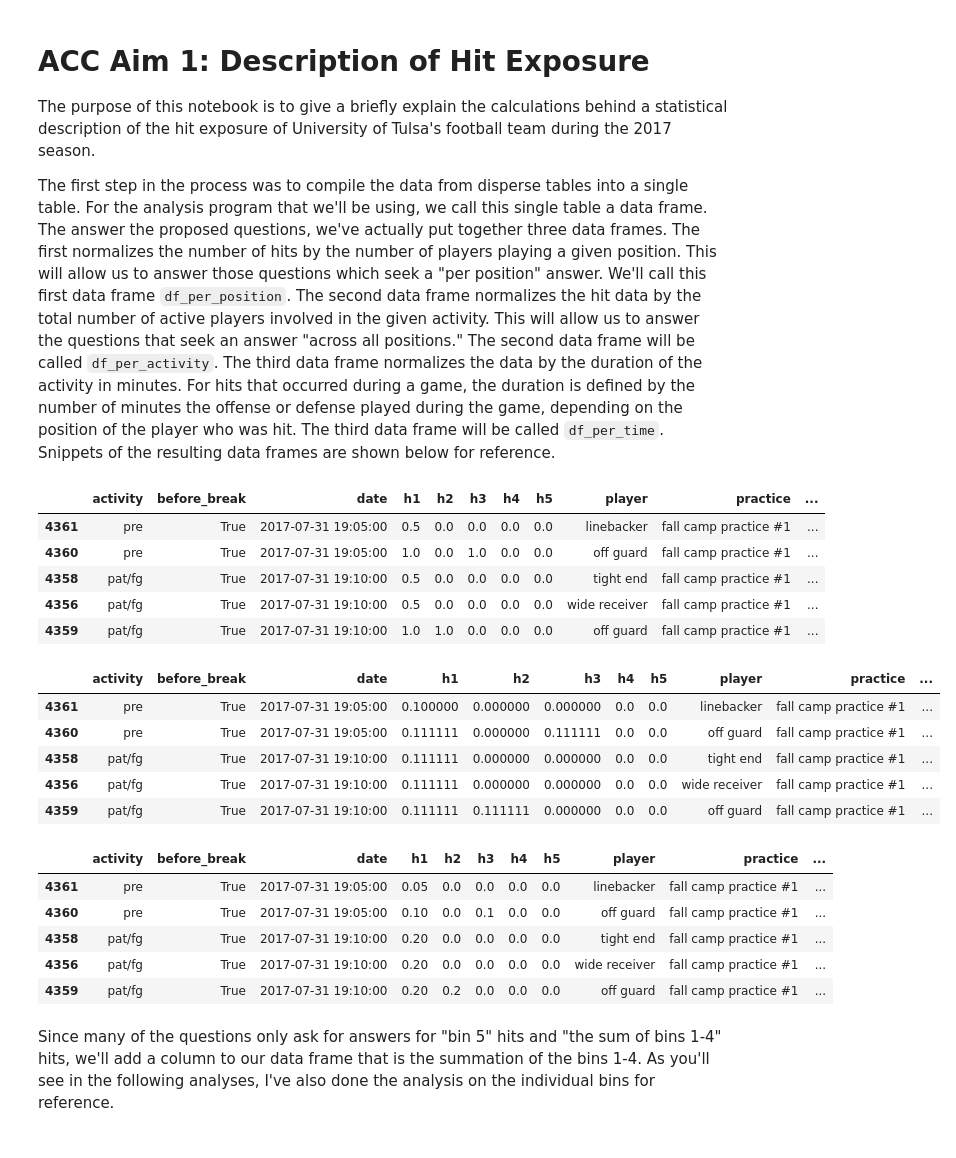
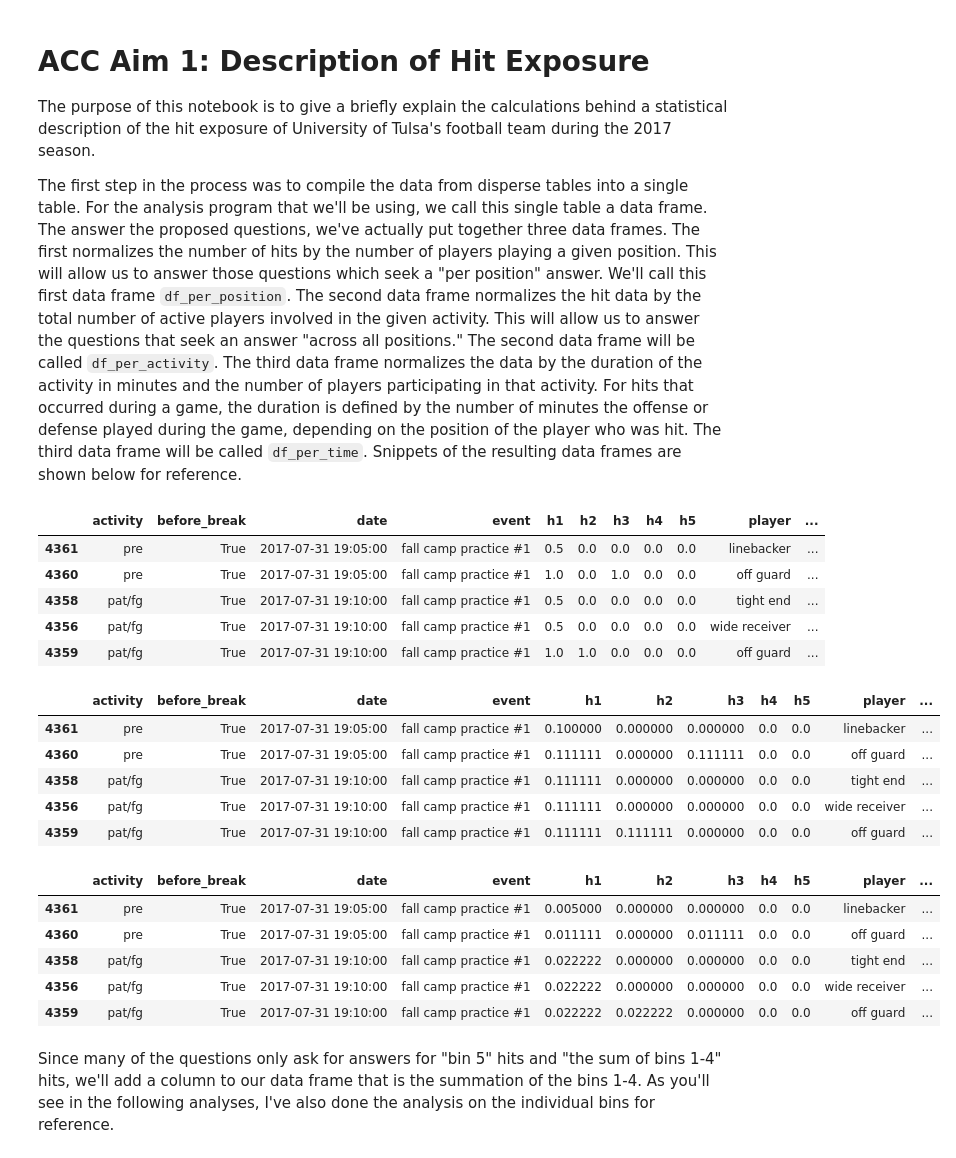
Before and after one commit to smhilde/ut_hits, a Jupyter notebook: ACC Aim 1 Description of Hit Exposure.ipynb, the cells around one changed output. Saved outputs shown, nothing was run; the diff lists cells and outputs as text; code cells hidden in the pictures.

```diff
--- a/ACC Aim 1 Description of Hit Exposure.ipynb
+++ b/ACC Aim 1 Description of Hit Exposure.ipynb
@@ -3,41 +3,50 @@
 
 The purpose of this notebook is to give a briefly explain the calculations behind a statistical description of the hit exposure of University of Tulsa's football team during the 2017 season.
 
-The first step in the process was to compile the data from disperse tables into a single table. For the analysis program that we'll be using, we call this single table a data frame. The answer the proposed questions, we've actually put together three data frames. The first normalizes the number of hits by the number of players playing a given position. This will allow us to answer those questions which seek a "per position" answer. We'll call this first data frame `df_per_position`. The second data frame normalizes the hit data by the total number of active players involved in the given activity. This will allow us to answer the questions that seek an answer "across all positions." The second data frame will be called `df_per_activity`. The third data frame normalizes the data by the duration of the activity in minutes. For hits that occurred during a game, the duration is defined by the number of minutes the offense or defense played during the game, depending on the position of the player who was hit. The third data frame will be called `df_per_time`. Snippets of the resulting data frames are shown below for reference.
+The first step in the process was to compile the data from disperse tables into a single table. For the analysis program that we'll be using, we call this single table a data frame. The answer the proposed questions, we've actually put together three data frames. The first normalizes the number of hits by the number of players playing a given position. This will allow us to answer those questions which seek a "per position" answer. We'll call this first data frame `df_per_position`. The second data frame normalizes the hit data by the total number of active players involved in the given activity. This will allow us to answer the questions that seek an answer "across all positions." The second data frame will be called `df_per_activity`. The third data frame normalizes the data by the duration of the activity in minutes and the number of players participating in that activity. For hits that occurred during a game, the duration is defined by the number of minutes the offense or defense played during the game, depending on the position of the player who was hit. The third data frame will be called `df_per_time`. Snippets of the resulting data frames are shown below for reference.
 # %%
 import pandas as pd
 import numpy as np
 import matplotlib.pyplot as plt
+from IPython.display import Markdown, display
+
+%matplotlib inline
+plt.style.use('ggplot')
+
+pd.options.display.max_rows = 100
+
+def printmd(string):
+    display(Markdown(string))
 # %%
 df_per_position = pd.read_csv('compiled_by_position.csv', index_col=0)
 df_per_position.head()
 # %% [output]
-|  | activity | before_break | date | h1 | h2 | h3 | h4 | h5 | player | practice | ... |
-| 4361 | pre | True | 2017-07-31 19:05:00 | 0.5 | 0.0 | 0.0 | 0.0 | 0.0 | linebacker | fall camp practice #1 | ... |
-| 4360 | pre | True | 2017-07-31 19:05:00 | 1.0 | 0.0 | 1.0 | 0.0 | 0.0 | off guard | fall camp practice #1 | ... |
-| 4358 | pat/fg | True | 2017-07-31 19:10:00 | 0.5 | 0.0 | 0.0 | 0.0 | 0.0 | tight end | fall camp practice #1 | ... |
-| 4356 | pat/fg | True | 2017-07-31 19:10:00 | 0.5 | 0.0 | 0.0 | 0.0 | 0.0 | wide receiver | fall camp practice #1 | ... |
-| 4359 | pat/fg | True | 2017-07-31 19:10:00 | 1.0 | 1.0 | 0.0 | 0.0 | 0.0 | off guard | fall camp practice #1 | ... |
+|  | activity | before_break | date | event | h1 | h2 | h3 | h4 | h5 | player | ... |
+| 4361 | pre | True | 2017-07-31 19:05:00 | fall camp practice #1 | 0.5 | 0.0 | 0.0 | 0.0 | 0.0 | linebacker | ... |
+| 4360 | pre | True | 2017-07-31 19:05:00 | fall camp practice #1 | 1.0 | 0.0 | 1.0 | 0.0 | 0.0 | off guard | ... |
+| 4358 | pat/fg | True | 2017-07-31 19:10:00 | fall camp practice #1 | 0.5 | 0.0 | 0.0 | 0.0 | 0.0 | tight end | ... |
+| 4356 | pat/fg | True | 2017-07-31 19:10:00 | fall camp practice #1 | 0.5 | 0.0 | 0.0 | 0.0 | 0.0 | wide receiver | ... |
+| 4359 | pat/fg | True | 2017-07-31 19:10:00 | fall camp practice #1 | 1.0 | 1.0 | 0.0 | 0.0 | 0.0 | off guard | ... |
 # %%
 df_per_activity = pd.read_csv('compiled_by_activity.csv', index_col=0)
 df_per_activity.head()
 # %% [output]
-|  | activity | before_break | date | h1 | h2 | h3 | h4 | h5 | player | practice | ... |
-| 4361 | pre | True | 2017-07-31 19:05:00 | 0.100000 | 0.000000 | 0.000000 | 0.0 | 0.0 | linebacker | fall camp practice #1 | ... |
-| 4360 | pre | True | 2017-07-31 19:05:00 | 0.111111 | 0.000000 | 0.111111 | 0.0 | 0.0 | off guard | fall camp practice #1 | ... |
-| 4358 | pat/fg | True | 2017-07-31 19:10:00 | 0.111111 | 0.000000 | 0.000000 | 0.0 | 0.0 | tight end | fall camp practice #1 | ... |
-| 4356 | pat/fg | True | 2017-07-31 19:10:00 | 0.111111 | 0.000000 | 0.000000 | 0.0 | 0.0 | wide receiver | fall camp practice #1 | ... |
-| 4359 | pat/fg | True | 2017-07-31 19:10:00 | 0.111111 | 0.111111 | 0.000000 | 0.0 | 0.0 | off guard | fall camp practice #1 | ... |
+|  | activity | before_break | date | event | h1 | h2 | h3 | h4 | h5 | player | ... |
+| 4361 | pre | True | 2017-07-31 19:05:00 | fall camp practice #1 | 0.100000 | 0.000000 | 0.000000 | 0.0 | 0.0 | linebacker | ... |
+| 4360 | pre | True | 2017-07-31 19:05:00 | fall camp practice #1 | 0.111111 | 0.000000 | 0.111111 | 0.0 | 0.0 | off guard | ... |
+| 4358 | pat/fg | True | 2017-07-31 19:10:00 | fall camp practice #1 | 0.111111 | 0.000000 | 0.000000 | 0.0 | 0.0 | tight end | ... |
+| 4356 | pat/fg | True | 2017-07-31 19:10:00 | fall camp practice #1 | 0.111111 | 0.000000 | 0.000000 | 0.0 | 0.0 | wide receiver | ... |
+| 4359 | pat/fg | True | 2017-07-31 19:10:00 | fall camp practice #1 | 0.111111 | 0.111111 | 0.000000 | 0.0 | 0.0 | off guard | ... |
 # %%
-df_per_time = pd.read_csv('compiled_by_time.csv', index_col=0)
+df_per_time = pd.read_csv('compiled_by_time_activity.csv', index_col=0)
 df_per_time.head()
 # %% [output]
-|  | activity | before_break | date | h1 | h2 | h3 | h4 | h5 | player | practice | ... |
-| 4361 | pre | True | 2017-07-31 19:05:00 | 0.05 | 0.0 | 0.0 | 0.0 | 0.0 | linebacker | fall camp practice #1 | ... |
-| 4360 | pre | True | 2017-07-31 19:05:00 | 0.10 | 0.0 | 0.1 | 0.0 | 0.0 | off guard | fall camp practice #1 | ... |
-| 4358 | pat/fg | True | 2017-07-31 19:10:00 | 0.20 | 0.0 | 0.0 | 0.0 | 0.0 | tight end | fall camp practice #1 | ... |
-| 4356 | pat/fg | True | 2017-07-31 19:10:00 | 0.20 | 0.0 | 0.0 | 0.0 | 0.0 | wide receiver | fall camp practice #1 | ... |
-| 4359 | pat/fg | True | 2017-07-31 19:10:00 | 0.20 | 0.2 | 0.0 | 0.0 | 0.0 | off guard | fall camp practice #1 | ... |
+|  | activity | before_break | date | event | h1 | h2 | h3 | h4 | h5 | player | ... |
+| 4361 | pre | True | 2017-07-31 19:05:00 | fall camp practice #1 | 0.005000 | 0.000000 | 0.000000 | 0.0 | 0.0 | linebacker | ... |
+| 4360 | pre | True | 2017-07-31 19:05:00 | fall camp practice #1 | 0.011111 | 0.000000 | 0.011111 | 0.0 | 0.0 | off guard | ... |
+| 4358 | pat/fg | True | 2017-07-31 19:10:00 | fall camp practice #1 | 0.022222 | 0.000000 | 0.000000 | 0.0 | 0.0 | tight end | ... |
+| 4356 | pat/fg | True | 2017-07-31 19:10:00 | fall camp practice #1 | 0.022222 | 0.000000 | 0.000000 | 0.0 | 0.0 | wide receiver | ... |
+| 4359 | pat/fg | True | 2017-07-31 19:10:00 | fall camp practice #1 | 0.022222 | 0.022222 | 0.000000 | 0.0 | 0.0 | off guard | ... |
 # %% [markdown]
 Since many of the questions only ask for answers for "bin 5" hits and "the sum of bins 1-4" hits, we'll add a column to our data frame that is the summation of the bins 1-4. As you'll see in the following analyses, I've also done the analysis on the individual bins for reference.
 # %%
```
Also changed, not shown: parts of 34 cells of this notebook, 7 other files.
